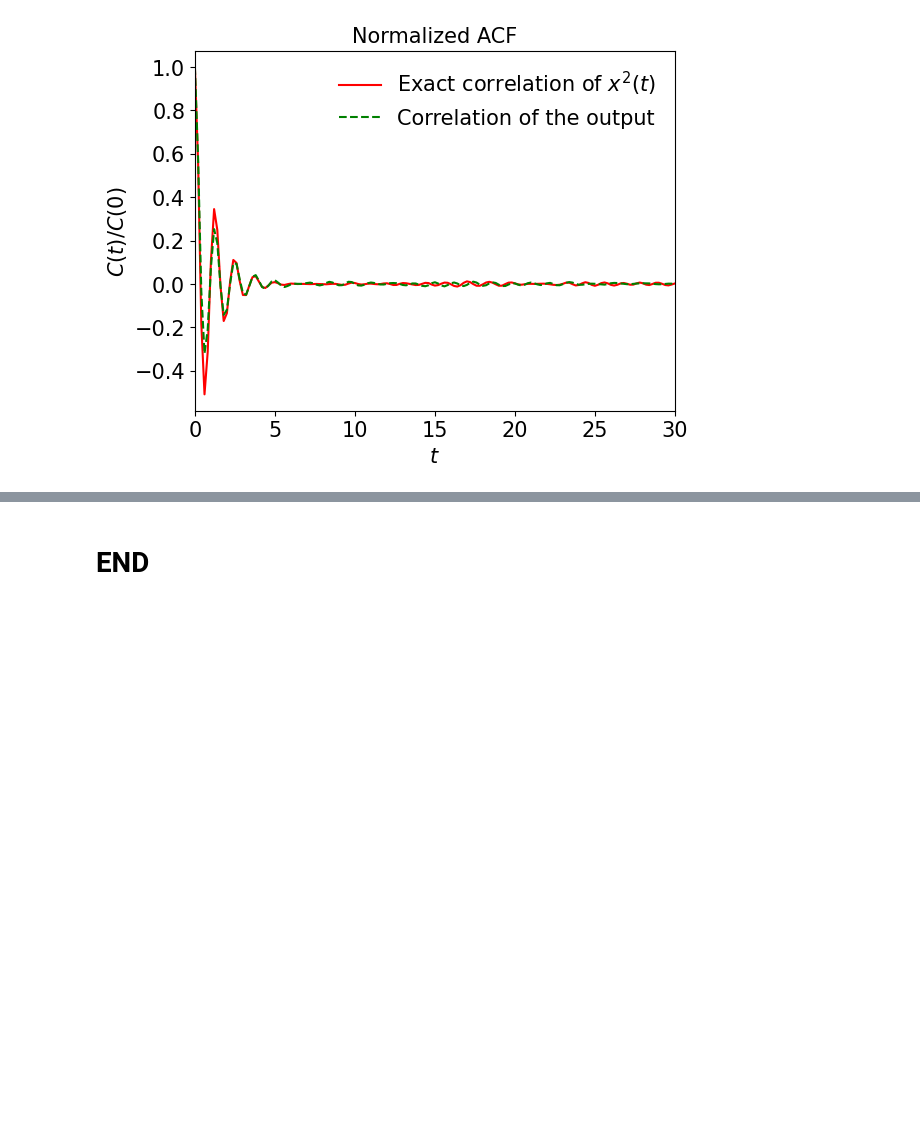
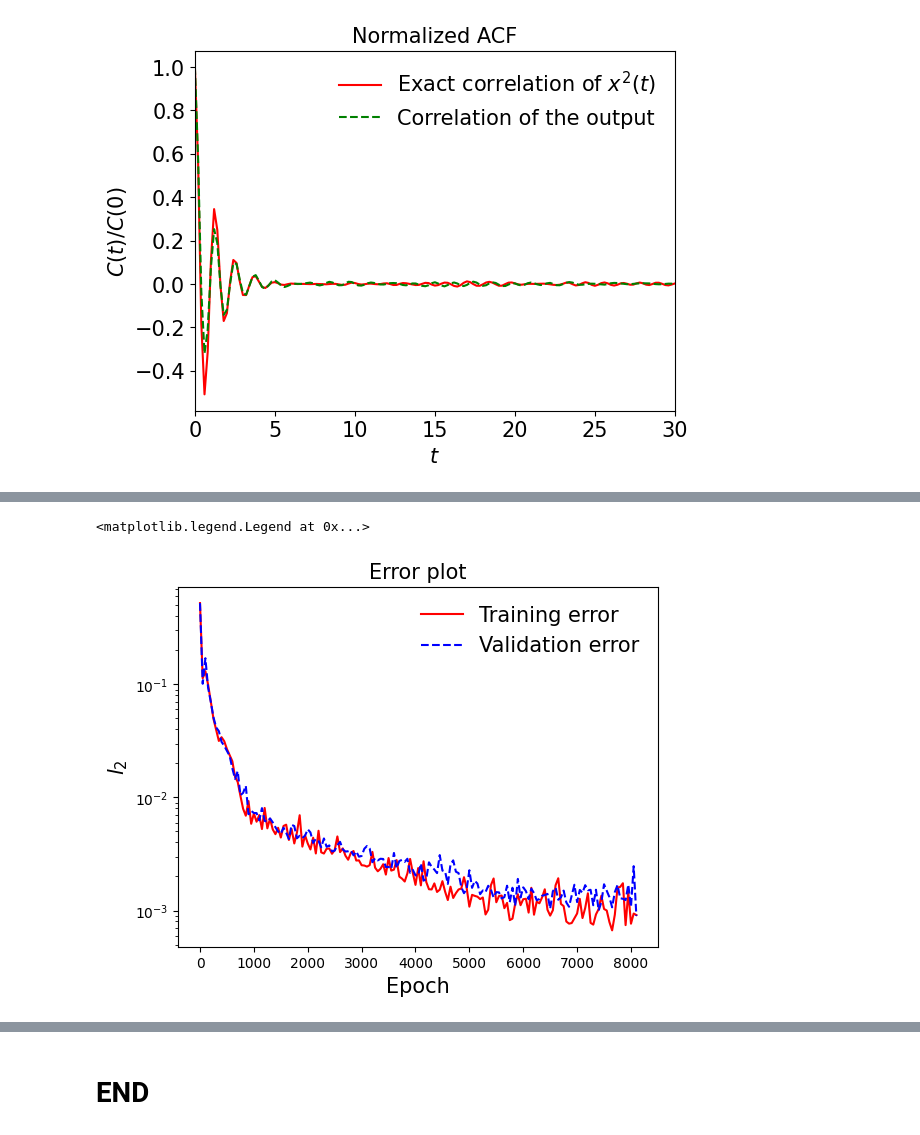
Before and after one commit to Zihan-Xu527/Comparative-Analysis-for-SINN, a Jupyter notebook: Double_well_SINN_LSTM.ipynb, the cells around one changed output, grey strips where cells are left out. Drawn from its saved outputs; the diff is of its cells as text; code cells hidden in the pictures; blank space fills up the shorter version.

```diff
--- a/Double_well_SINN_LSTM.ipynb
+++ b/Double_well_SINN_LSTM.ipynb
@@ -518,0 +541,34 @@ plt.xticks(fontsize=15)
+# %%
+%%time
+# Training SINN
+T_error=[]
+V_error=[]
+Step=[]
+for step in range(20000):
+    optimizer.zero_grad()
+    ini = np.random.randn(2*sec_length,batch).astype(np.float32)
+    input = torch.from_numpy(ini.reshape(2*sec_length, batch,1)).to(device)
+    prediction, _ = net1(input)
+    prediction = prediction[-LAGS:,:,:]
+    loss = loss_acf_bruteforce(prediction) + loss_pdf_exact(prediction) + loss_acf_q2(prediction**2)
+    loss.backward()
+    optimizer.step()
+    if step % 50 == 0:
+        with torch.no_grad():
+            pred_val, _ = net1(val_set)
+            pred_val = pred_val[-LAGS:,:,:]
+            loss_val = loss_acf_bruteforce(pred_val)+ loss_pdf_exact(pred_val) + loss_acf_q2(pred_val**2)
+            loss_val_acf = loss_acf_fft(pred_val)
+            print('[%d]-th step loss: %.3f, %.3f' % (step, loss, loss_val))
+            T_error.append(loss.detach().cpu().numpy())
+            V_error.append(loss_val.detach().cpu().numpy())
+            Step.append(step)
+    if loss<=0.05 and loss_val<=0.05:
+        optimizer = optim.Adam(net1.parameters(), lr=0.3*1e-3)
+    if loss<=0.01 and loss_val<=0.01:
+        optimizer = optim.Adam(net1.parameters(), lr=1e-4)
+    if loss<=0.005 and loss_val<=0.005:
+        optimizer = optim.Adam(net1.parameters(), lr=0.3*1e-4)
+    if loss<=0.001 and loss_val<=0.001:
+            break
+print('Training finished')
@@ -518,0 +593,13 @@ plt.xticks(fontsize=15)
+# %%
+### Plotting the training and the generalization error
+fig = plt.figure(1)
+ax = fig.add_axes([0.15, 0.15, 0.75, 0.75])
+plt.title("Error plot",fontsize=15)
+plt.semilogy(Step, T_error,'r',label='Training error')
+plt.semilogy(Step, V_error,'b--',label='Validation error')
+plt.xlabel('Epoch',fontsize=15)
+plt.ylabel(r'$l_2$',fontsize=15)
+plt.legend(frameon=False,fontsize=15)
+# %% [output]
+<matplotlib.legend.Legend at 0x...>
+[figure, added]
```
Also changed, not shown: parts of 31 cells of this notebook, 6 other files.
